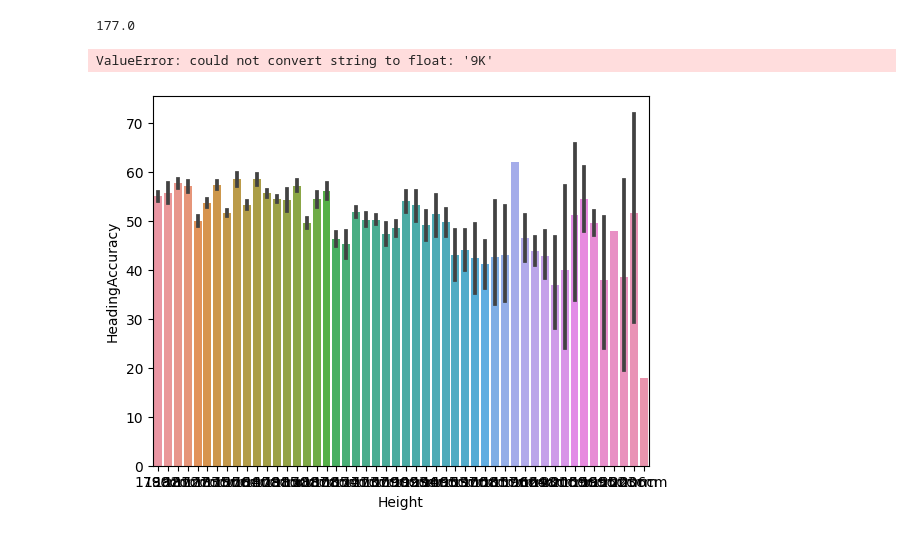
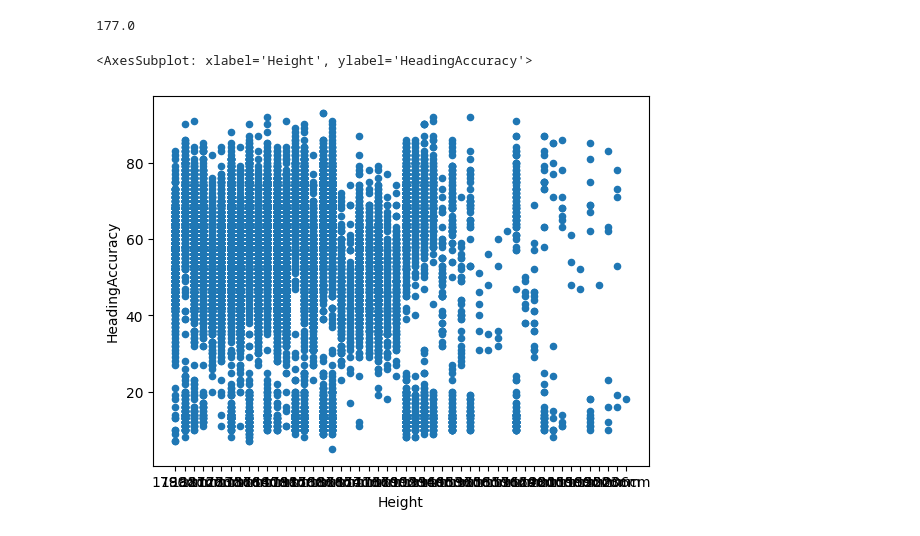
Before and after one commit to OsvaldoR02/HTH_Fall_Program, a Jupyter notebook: Finding-an-Interesting-Dataset-OsvaldoR1/Fifa.ipynb, the cells around one changed output. Saved outputs shown, nothing was run; the diff lists cells and outputs as text; code cells hidden in the pictures.

```diff
--- a/Finding-an-Interesting-Dataset-OsvaldoR1/Fifa.ipynb
+++ b/Finding-an-Interesting-Dataset-OsvaldoR1/Fifa.ipynb
@@ -22,22 +23,9 @@ for index, row in fifa.iterrows():
 Height
 # %% [output]
 177.0
-# %%
-for index, row in fifa.iterrows():
-
-    Value = float(row["Wage"].replace("€",""))
-
-Value
-
-for index, row in fifa.iterrows():
-
-    replace = float(row["Wage"].replace("K",""))
-
-replace
-# %% [output]
-ValueError: could not convert string to float: '9K'
 # %%
 #Does a player's height give an advantage to headed goals?
-sns.barplot(x = fifa['Height'], y = fifa['HeadingAccuracy']);
+fifa.plot.scatter(x='Height', y='HeadingAccuracy')
 # %% [output]
+<AxesSubplot: xlabel='Height', ylabel='HeadingAccuracy'>
-[figure, old version]
+[figure, new version]
```
Also changed, not shown: parts of 12 cells of this notebook.
